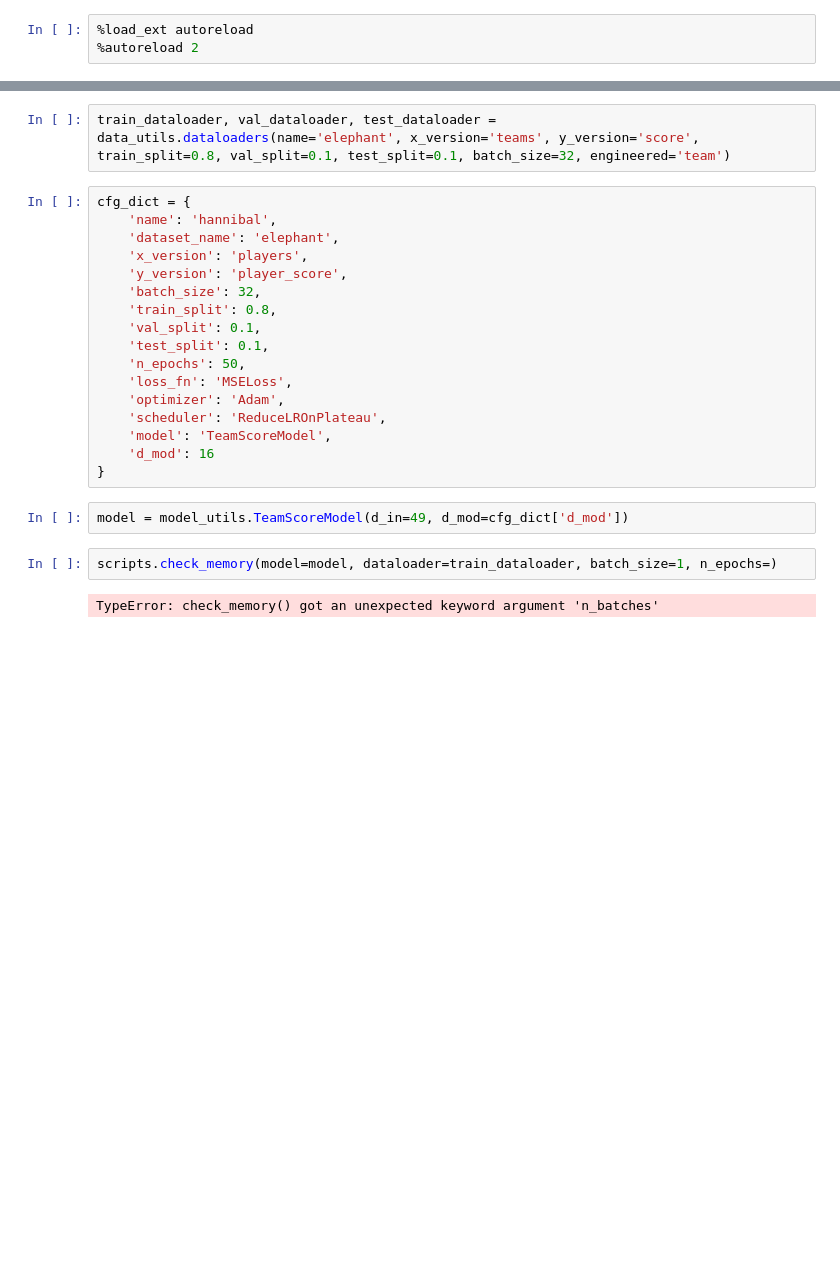
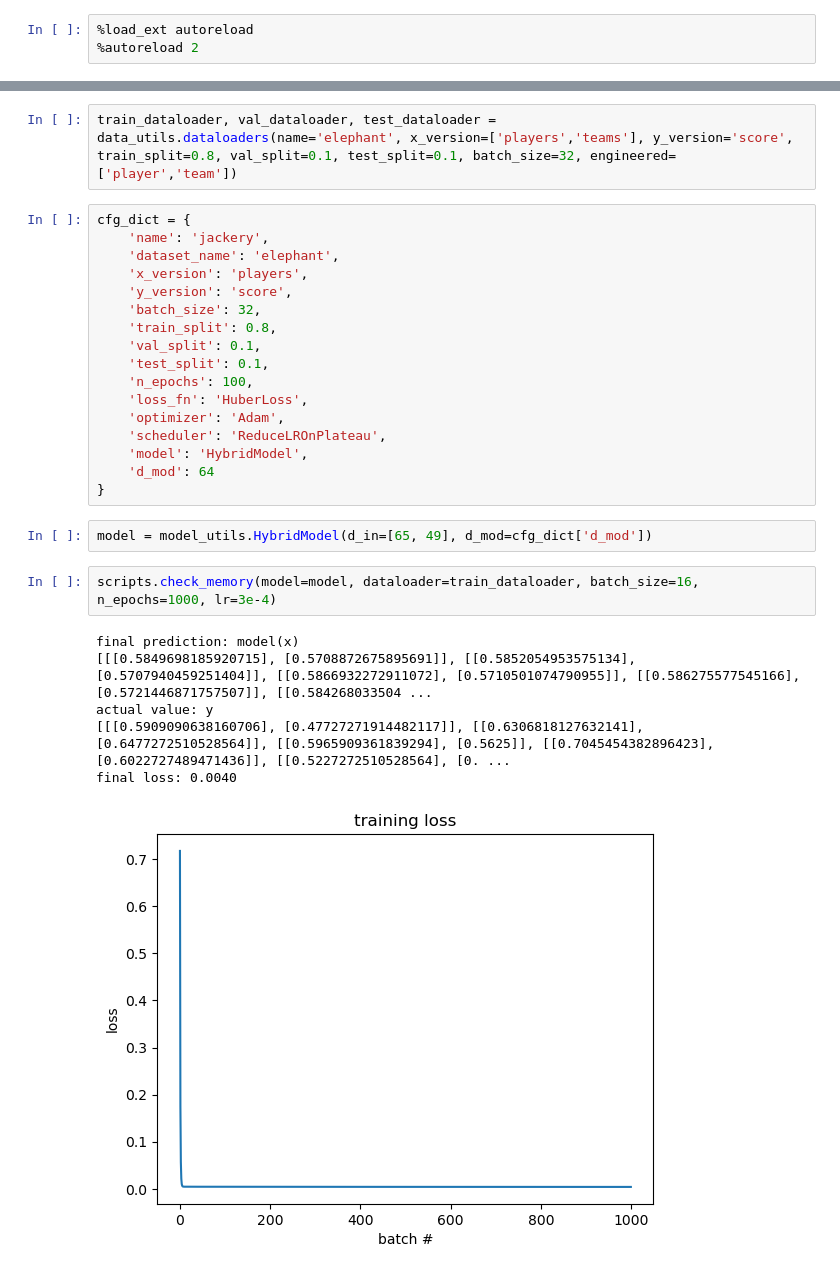
Before and after one commit to samharshe/TBN, a Jupyter notebook: scratch.ipynb, the cells around one changed output, grey strips where cells are left out. Saved outputs shown, nothing was run; the diff lists cells and outputs as text; blank space fills up the shorter version.

```diff
--- a/scratch.ipynb
+++ b/scratch.ipynb
@@ -13,27 +12,32 @@ from torch.optim import lr_scheduler
 
 torch.manual_seed(2002);
 # %%
-train_dataloader, val_dataloader, test_dataloader = data_utils.dataloaders(name='elephant', x_version='teams', y_version='score', train_split=0.8, val_split=0.1, test_split=0.1, batch_size=32, engineered='team')
+train_dataloader, val_dataloader, test_dataloader = data_utils.dataloaders(name='elephant', x_version=['players','teams'], y_version='score', train_split=0.8, val_split=0.1, test_split=0.1, batch_size=32, engineered=['player','team'])
 # %%
 cfg_dict = {
-    'name': 'hannibal',
+    'name': 'jackery',
     'dataset_name': 'elephant',
     'x_version': 'players',
-    'y_version': 'player_score',
+    'y_version': 'score',
     'batch_size': 32,
     'train_split': 0.8,
     'val_split': 0.1,
     'test_split': 0.1,
-    'n_epochs': 50,
-    'loss_fn': 'MSELoss',
+    'n_epochs': 100,
+    'loss_fn': 'HuberLoss',
     'optimizer': 'Adam',
     'scheduler': 'ReduceLROnPlateau',
-    'model': 'TeamScoreModel',
-    'd_mod': 16
+    'model': 'HybridModel',
+    'd_mod': 64
 }
 # %%
-model = model_utils.TeamScoreModel(d_in=49, d_mod=cfg_dict['d_mod'])
+model = model_utils.HybridModel(d_in=[65, 49], d_mod=cfg_dict['d_mod'])
 # %%
-scripts.check_memory(model=model, dataloader=train_dataloader, batch_size=1, n_epochs=)
+scripts.check_memory(model=model, dataloader=train_dataloader, batch_size=16, n_epochs=1000, lr=3e-4)
 # %% [output]
-TypeError: check_memory() got an unexpected keyword argument 'n_batches'
+final prediction: model(x)
+[[[0.5849698185920715], [0.5708872675895691]], [[0.5852054953575134], [0.5707940459251404]], [[0.5866932272911072], [0.5710501074790955]], [[0.586275577545166], [0.5721446871757507]], [[0.584268033504 ...
+actual value: y
+[[[0.5909090638160706], [0.47727271914482117]], [[0.6306818127632141], [0.6477272510528564]], [[0.5965909361839294], [0.5625]], [[0.7045454382896423], [0.6022727489471436]], [[0.5227272510528564], [0. ...
+final loss: 0.0040
+[figure, added]
```
Also changed, not shown: parts of 5 cells of this notebook, 3 other files.
